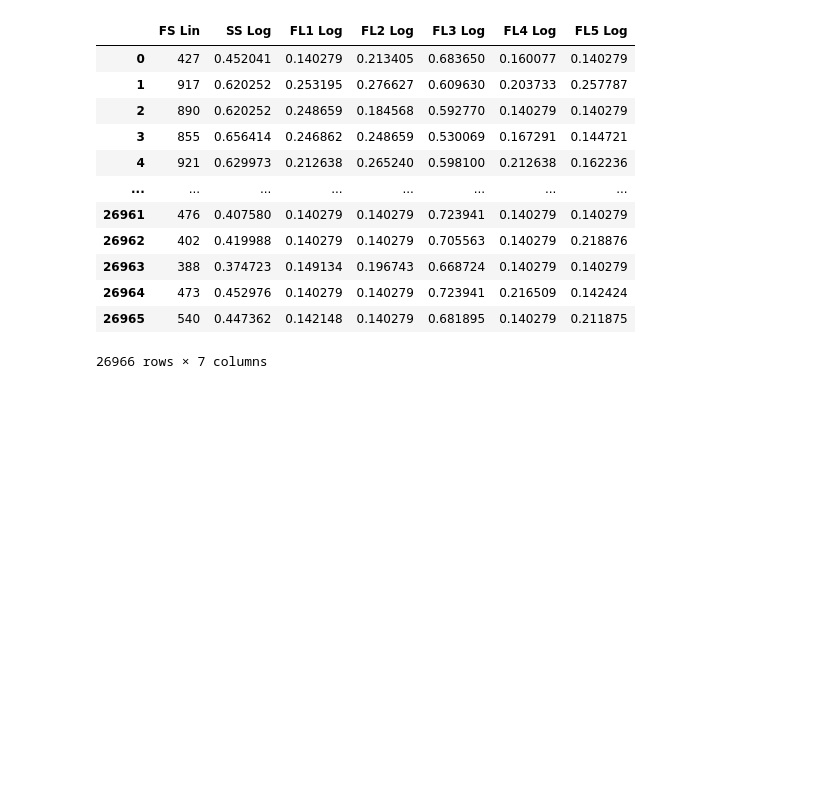
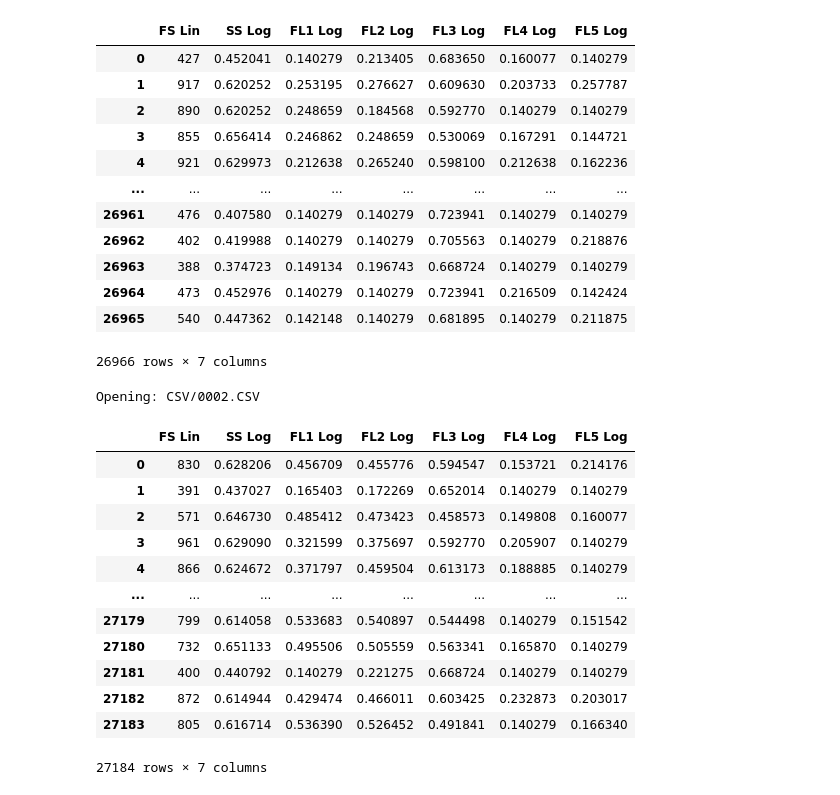
Before and after one commit to ajmalooley-coder/BMED-3201-AML-Classification-Project, a Jupyter notebook: Code/Initial_Data_Visualization.ipynb, the cells around one changed output. Cells and saved outputs as stored; diff of their text form; code cells hidden in the pictures; blank space fills up the shorter version.

```diff
--- a/Code/Initial_Data_Visualization.ipynb
+++ b/Code/Initial_Data_Visualization.ipynb
@@ -25,3 +25,31 @@ Opening: CSV/0001.CSV
 | 26964 | 473 | 0.452976 | 0.140279 | 0.140279 | 0.723941 | 0.216509 | 0.142424 |
 | 26965 | 540 | 0.447362 | 0.142148 | 0.140279 | 0.681895 | 0.140279 | 0.211875 |
 26966 rows × 7 columns
+# %%
+import pandas as pd
+import zipfile
+
+with zipfile.ZipFile('../Data_Folder/Large_AML_CSV.zip') as z:
+    csv_files = sorted([f for f in z.namelist() if f.endswith('.CSV')])
+    # Select the second file in the list (index 1) for Tube 2
+    second_file = csv_files[1]
+    print(f"Opening: {second_file}")
+    with z.open(second_file) as f:
+        data = pd.read_csv(f)
+
+display(data)
+# %% [output]
+Opening: CSV/0002.CSV
+|  | FS Lin | SS Log | FL1 Log | FL2 Log | FL3 Log | FL4 Log | FL5 Log |
+| 0 | 830 | 0.628206 | 0.456709 | 0.455776 | 0.594547 | 0.153721 | 0.214176 |
+| 1 | 391 | 0.437027 | 0.165403 | 0.172269 | 0.652014 | 0.140279 | 0.140279 |
+| 2 | 571 | 0.646730 | 0.485412 | 0.473423 | 0.458573 | 0.149808 | 0.160077 |
+| 3 | 961 | 0.629090 | 0.321599 | 0.375697 | 0.592770 | 0.205907 | 0.140279 |
+| 4 | 866 | 0.624672 | 0.371797 | 0.459504 | 0.613173 | 0.188885 | 0.140279 |
+| ... | ... | ... | ... | ... | ... | ... | ... |
+| 27179 | 799 | 0.614058 | 0.533683 | 0.540897 | 0.544498 | 0.140279 | 0.151542 |
+| 27180 | 732 | 0.651133 | 0.495506 | 0.505559 | 0.563341 | 0.165870 | 0.140279 |
+| 27181 | 400 | 0.440792 | 0.140279 | 0.221275 | 0.668724 | 0.140279 | 0.140279 |
+| 27182 | 872 | 0.614944 | 0.429474 | 0.466011 | 0.603425 | 0.232873 | 0.203017 |
+| 27183 | 805 | 0.616714 | 0.536390 | 0.526452 | 0.491841 | 0.140279 | 0.166340 |
+27184 rows × 7 columns
```
Also changed, not shown: parts of 3 cells of this notebook, 1 other file.
